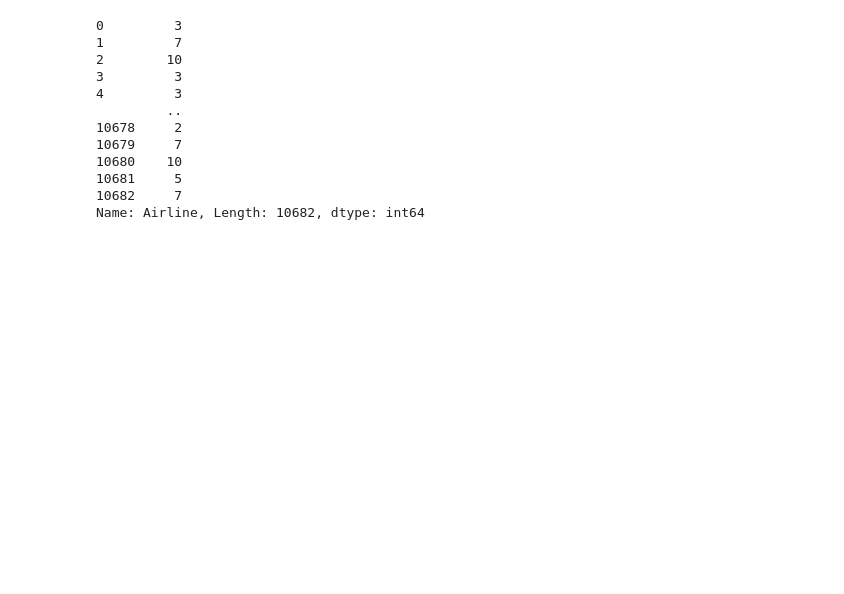
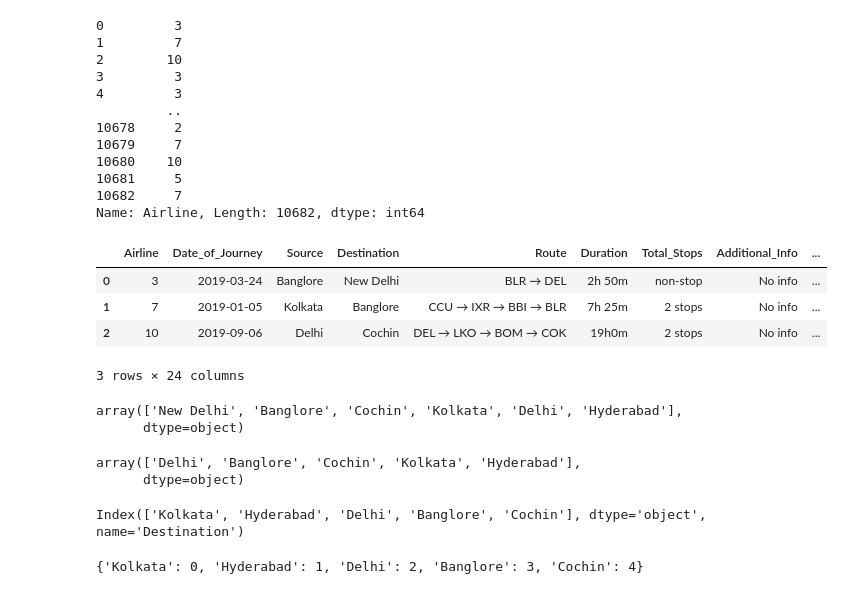
Before and after one commit to Yashi279/FLIGHT-FARE-PREDICTION, a Jupyter notebook: FLIGHT_FARE_PREDICTION.ipynb, the cells around one changed output. Drawn from its saved outputs; the diff is of its cells as text; code cells hidden in the pictures; blank space fills up the shorter version.

```diff
--- a/FLIGHT_FARE_PREDICTION.ipynb
+++ b/FLIGHT_FARE_PREDICTION.ipynb
@@ -614,3 +614,16 @@ data['Airline']
 10681     5
 10682     7
 Name: Airline, Length: 10682, dtype: int64
+# %%
+data.head(3)
+# %% [output]
+|  | Airline | Date_of_Journey | Source | Destination | Route | Duration | Total_Stops | Additional_Info | ... |
+| 0 | 3 | 2019-03-24 | Banglore | New Delhi | BLR → DEL | 2h 50m | non-stop | No info | ... |
+| 1 | 7 | 2019-01-05 | Kolkata | Banglore | CCU → IXR → BBI → BLR | 7h 25m | 2 stops | No info | ... |
+| 2 | 10 | 2019-09-06 | Delhi | Cochin | DEL → LKO → BOM → COK | 19h0m | 2 stops | No info | ... |
+3 rows × 24 columns
+# %%
+data['Destination'].unique()
+# %% [output]
+array(['New Delhi', 'Banglore', 'Cochin', 'Kolkata', 'Delhi', 'Hyderabad'],
+      dtype=object)
@@ -616,0 +632,5 @@ Name: Airline, Length: 10682, dtype: int64
+# %%
+data['Destination'].unique()
+# %% [output]
+array(['Delhi', 'Banglore', 'Cochin', 'Kolkata', 'Hyderabad'],
+      dtype=object)
@@ -616,0 +639,4 @@ Name: Airline, Length: 10682, dtype: int64
+# %%
+dest
+# %% [output]
+Index(['Kolkata', 'Hyderabad', 'Delhi', 'Banglore', 'Cochin'], dtype='object', name='Destination')
@@ -616,0 +645,4 @@ Name: Airline, Length: 10682, dtype: int64
+# %%
+dict_dest
+# %% [output]
+{'Kolkata': 0, 'Hyderabad': 1, 'Delhi': 2, 'Banglore': 3, 'Cochin': 4}
```
Also changed, not shown: parts of 43 cells of this notebook.
